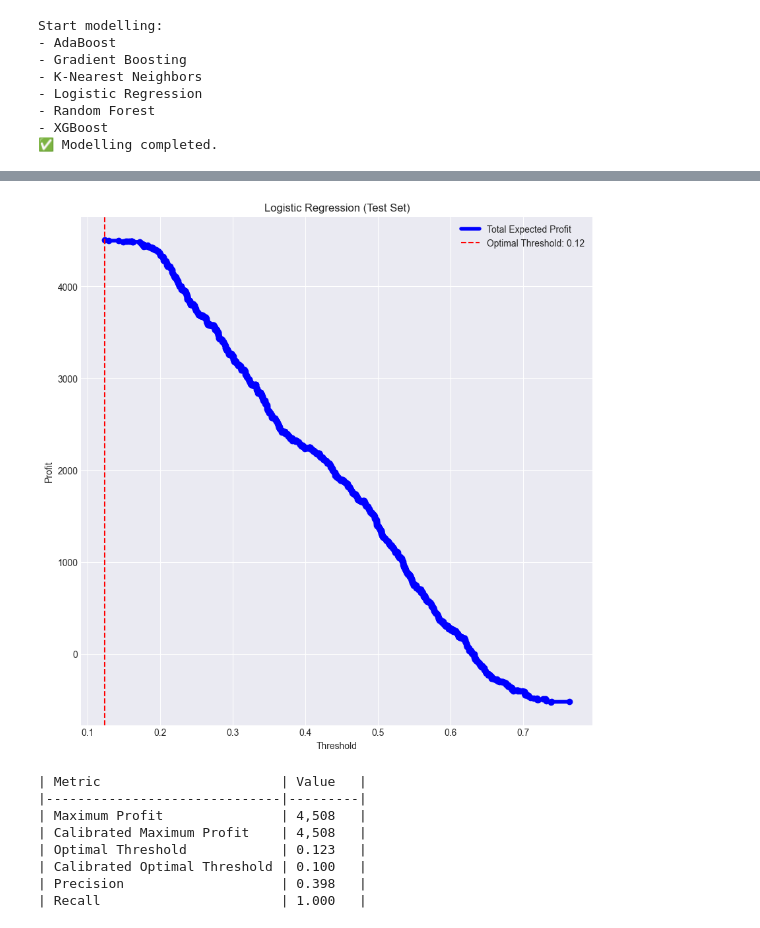
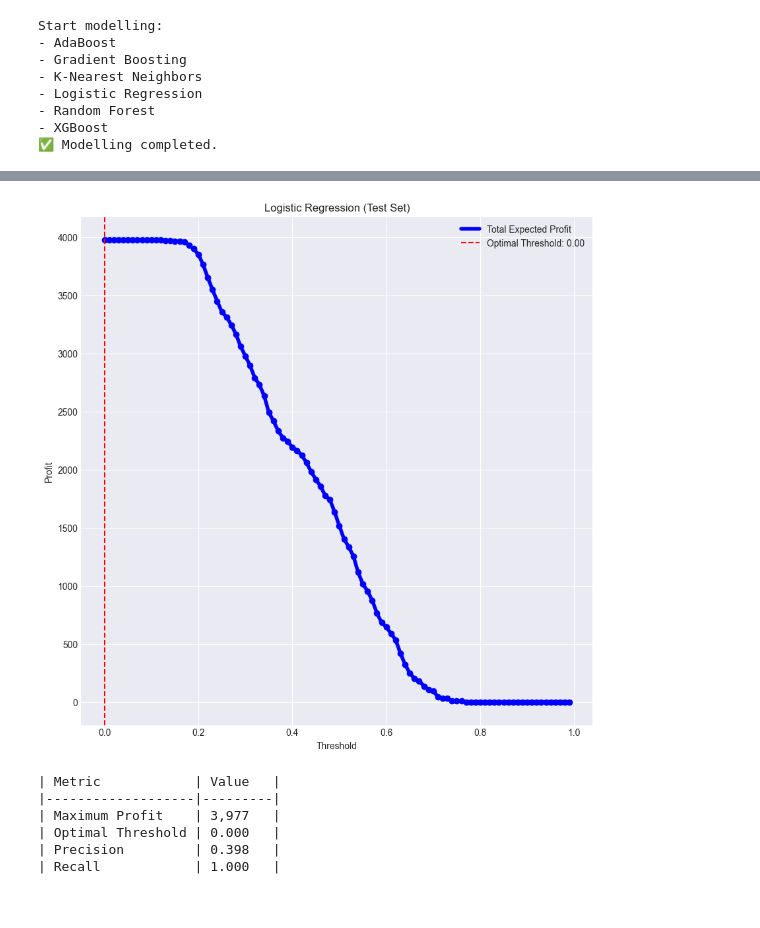
Before and after one commit to vanesterik/mads-telemarketing-assigment, a Jupyter notebook: notebooks/2.0-kve-predictive-modelling.ipynb, the cells around one changed output, grey strips where cells are left out. Saved outputs shown, nothing was run; the diff lists cells and outputs as text; code cells hidden in the pictures.

```diff
--- a/notebooks/2.0-kve-predictive-modelling.ipynb
+++ b/notebooks/2.0-kve-predictive-modelling.ipynb
@@ -121,13 +120,10 @@ tscv = TimeSeriesSplit(n_splits=5)
 # Define function to calculate maximum profit
 def calculate_maximum_profit(
     y_true: NDArray[np.int32],
-    y_score: NDArray[np.float32],
+    y_probs: NDArray[np.float32],
 ) -> int:
-    # Calculate binary classifier curve to get true positives, false negatives,
-    # false positives, true negatives, and thresholds
-    tps, fns, fps, tns, thresholds = calculate_binary_classifier_curve(y_true, y_score)
     # Calculate various metrics based on the binary classifier curve
-    results = calculate_profit_thresholds(tps, fps, fns, tns, thresholds)
+    results = calculate_profit_thresholds(y_true, y_probs)
     # Return the maximum profit as the score
     return results[2]
 
@@ -287,39 +272,33 @@ print(tabulate(table, headers, tablefmt="github"))
 # %%
 selected_model = classifiers["Logistic Regression"][0]
 selected_model.fit(X_train_transformed, y_train)
-y_score = selected_model.predict_proba(transformer.transform(X_test))[:, 1]
-
-tps, fps, fns, tns, thresholds = calculate_binary_classifier_curve(y_test, y_score)
-test_metrics = calculate_profit_thresholds(tps, fps, fns, tns, thresholds)
+y_probs = selected_model.predict_proba(transformer.transform(X_test))[:, 1]
+test_metrics = calculate_profit_thresholds(y_test, y_probs)
 
 # Plot the profit thresholds for the selected model
 fig, ax = plt.subplots(figsize=(10, 10))
 plot_profit_thresholds(
     test_metrics[1],  # Profits
     test_metrics[0],  # Thresholds
-    test_metrics[4],  # Optimal Threshold
+    test_metrics[3],  # Optimal Threshold
     ax=ax,
     model_name="Logistic Regression (Test Set)",
 )
 plt.show()
 
 headers = ["Metric", "Value"]
 table = [
     ["Maximum Profit", f"{test_metrics[2]:,}"],
-    ["Calibrated Maximum Profit", f"{test_metrics[3]:,}"],
-    ["Optimal Threshold", f"{test_metrics[4]:.3f}"],
-    ["Calibrated Optimal Threshold", f"{test_metrics[5]:.3f}"],
-    ["Precision", f"{test_metrics[6]:.3f}"],
-    ["Recall", f"{test_metrics[7]:.3f}"],
+    ["Optimal Threshold", f"{test_metrics[3]:.3f}"],
+    ["Precision", f"{test_metrics[4]:.3f}"],
+    ["Recall", f"{test_metrics[5]:.3f}"],
 ]
 print(tabulate(table, headers, tablefmt="github"))
 # %% [output]
-[figure, old version]
+[figure, new version]
-| Metric                       | Value   |
-|------------------------------|---------|
-| Maximum Profit               | 4,508   |
-| Calibrated Maximum Profit    | 4,508   |
-| Optimal Threshold            | 0.123   |
-| Calibrated Optimal Threshold | 0.100   |
-| Precision                    | 0.398   |
-| Recall                       | 1.000   |
+| Metric            | Value   |
+|-------------------|---------|
+| Maximum Profit    | 3,977   |
+| Optimal Threshold | 0.000   |
+| Precision         | 0.398   |
+| Recall            | 1.000   |
```
Also changed, not shown: parts of 5 cells of this notebook, 3 other files.
